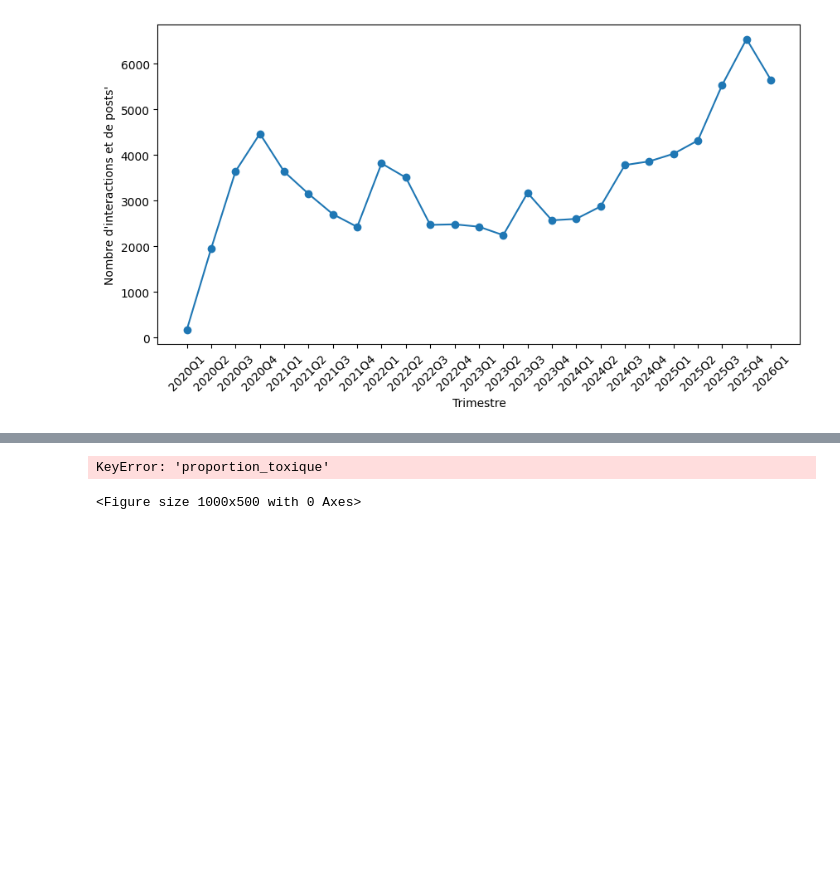
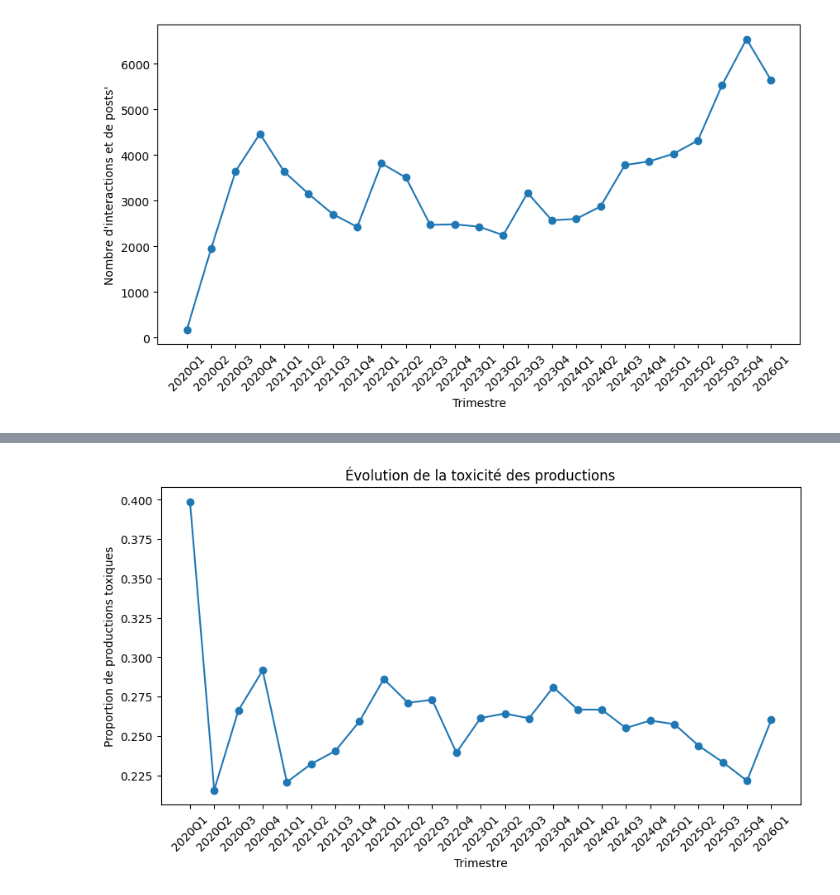
Before and after one commit to CF-Recor/Reddit-Polarization, a Jupyter notebook: description/simple_stats.ipynb, the cells around one changed output, grey strips where cells are left out. Cells and saved outputs as stored; diff of their text form; code cells hidden in the pictures; blank space fills up the shorter version.

```diff
--- a/description/simple_stats.ipynb
+++ b/description/simple_stats.ipynb
@@ -199,20 +100,19 @@ tox_par_trim = (
 # %%
 plt.figure(figsize=(10, 5))
 
 plt.plot(
     tox_par_trim["trimestre"].astype(str),
-    tox_par_trim["proportion_toxique"],
+    tox_par_trim["proportion_violent"],
     marker="o"
 )
 
 plt.xlabel("Trimestre")
 plt.ylabel("Proportion de productions toxiques")
 plt.title("Évolution de la toxicité des productions")
 
 #plt.ylim(0, 1)
 plt.xticks(rotation=45)
 
 plt.savefig("ProductionsToxiques.png")
 # %% [output]
-KeyError: 'proportion_toxique'
-<Figure size 1000x500 with 0 Axes>
+[figure, added]
```
Also changed, not shown: parts of 20 cells of this notebook, 3 other files.
